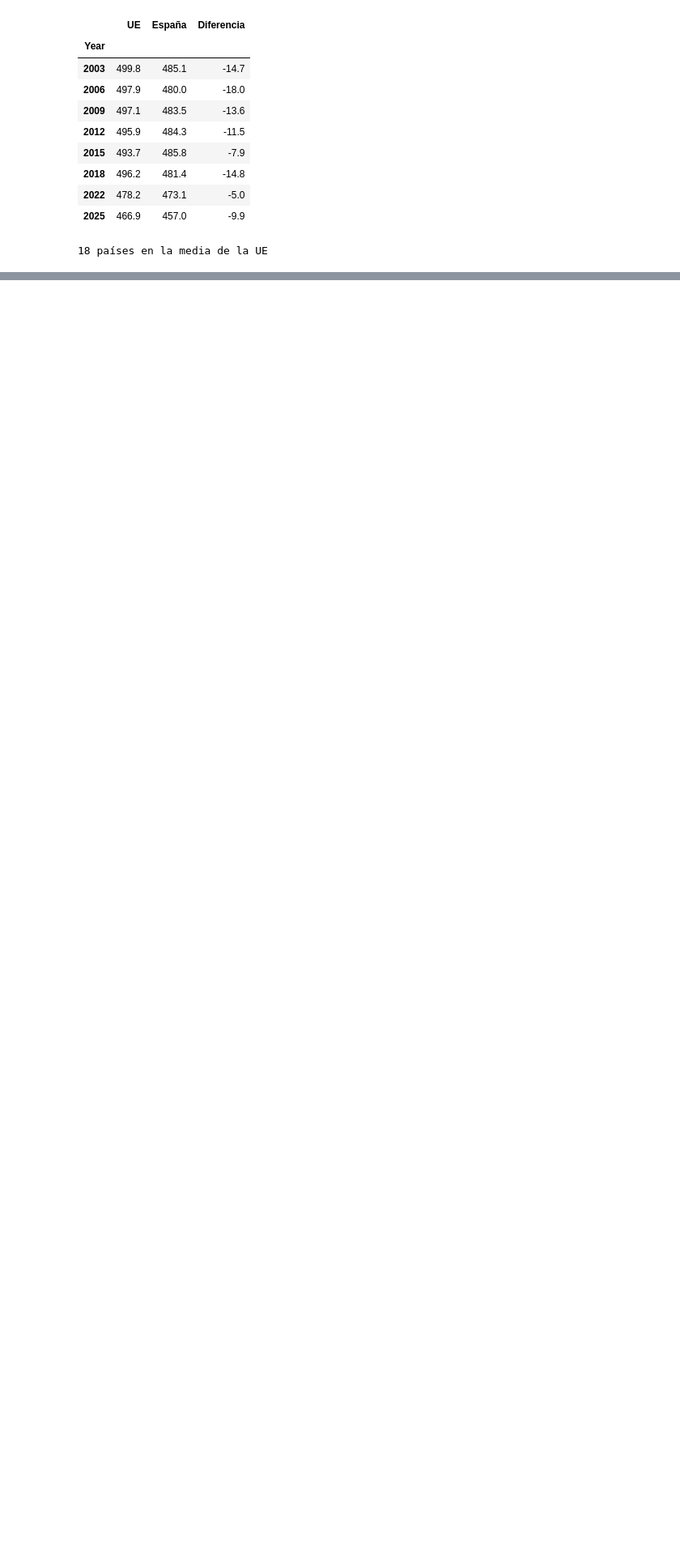
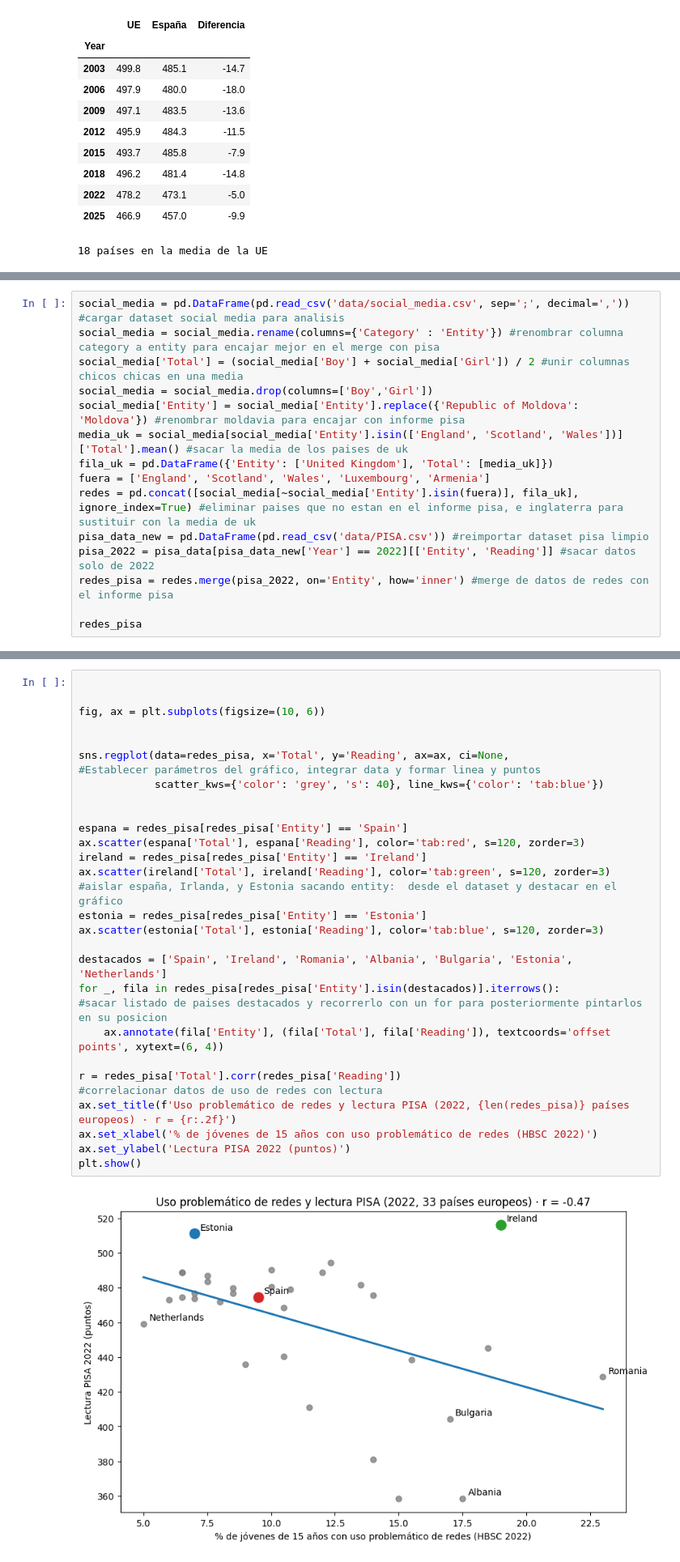
Before and after one commit to Avalverdep/2026-10-BILBAO-FT-Data-Science, a Jupyter notebook: 2-Data_Analysis/EDA/EDA_Andoni.ipynb, the cells around one changed output, grey strips where cells are left out. Shown at 81% size. Drawn from its saved outputs; the diff is of its cells as text; blank space fills up the shorter version.

```diff
--- a/2-Data_Analysis/EDA/EDA_Andoni.ipynb
+++ b/2-Data_Analysis/EDA/EDA_Andoni.ipynb
@@ -309,3 +296,18 @@ ax.legend()
 plt.show()
 # %% [output]
 [figure]
+# %%
+social_media = pd.DataFrame(pd.read_csv('data/social_media.csv', sep=';', decimal=',')) #cargar dataset social media para analisis
+social_media = social_media.rename(columns={'Category' : 'Entity'}) #renombrar columna category a entity para encajar mejor en el merge con pisa
+social_media['Total'] = (social_media['Boy'] + social_media['Girl']) / 2 #unir columnas chicos chicas en una media
+social_media = social_media.drop(columns=['Boy','Girl'])
+social_media['Entity'] = social_media['Entity'].replace({'Republic of Moldova': 'Moldova'}) #renombrar moldavia para encajar con informe pisa
+media_uk = social_media[social_media['Entity'].isin(['England', 'Scotland', 'Wales'])]['Total'].mean() #sacar la media de los paises de uk
+fila_uk = pd.DataFrame({'Entity': ['United Kingdom'], 'Total': [media_uk]})
+fuera = ['England', 'Scotland', 'Wales', 'Luxembourg', 'Armenia']
+redes = pd.concat([social_media[~social_media['Entity'].isin(fuera)], fila_uk], ignore_index=True) #eliminar paises que no estan en el informe pisa, e inglaterra para sustituir con la media de uk
+pisa_data_new = pd.DataFrame(pd.read_csv('data/PISA.csv')) #reimportar dataset pisa limpio
+pisa_2022 = pisa_data[pisa_data_new['Year'] == 2022][['Entity', 'Reading']] #sacar datos solo de 2022
+redes_pisa = redes.merge(pisa_2022, on='Entity', how='inner') #merge de datos de redes con el informe pisa
+
+redes_pisa
@@ -311,0 +332,28 @@ plt.show()
+# %%
+
+
+fig, ax = plt.subplots(figsize=(10, 6))
+
+
+sns.regplot(data=redes_pisa, x='Total', y='Reading', ax=ax, ci=None,             #Establecer parámetros del gráfico, integrar data y formar linea y puntos
+            scatter_kws={'color': 'grey', 's': 40}, line_kws={'color': 'tab:blue'})
+
+
+espana = redes_pisa[redes_pisa['Entity'] == 'Spain']
+ax.scatter(espana['Total'], espana['Reading'], color='tab:red', s=120, zorder=3)
+ireland = redes_pisa[redes_pisa['Entity'] == 'Ireland']
+ax.scatter(ireland['Total'], ireland['Reading'], color='tab:green', s=120, zorder=3)  #aislar españa, Irlanda, y Estonia sacando entity:  desde el dataset y destacar en el gráfico
+estonia = redes_pisa[redes_pisa['Entity'] == 'Estonia']
+ax.scatter(estonia['Total'], estonia['Reading'], color='tab:blue', s=120, zorder=3)
+
+destacados = ['Spain', 'Ireland', 'Romania', 'Albania', 'Bulgaria', 'Estonia', 'Netherlands']
+for _, fila in redes_pisa[redes_pisa['Entity'].isin(destacados)].iterrows():                                 #sacar listado de paises destacados y recorrerlo con un for para posteriormente pintarlos en su posicion
+    ax.annotate(fila['Entity'], (fila['Total'], fila['Reading']), textcoords='offset points', xytext=(6, 4))
+
+r = redes_pisa['Total'].corr(redes_pisa['Reading'])                                                                            #correlacionar datos de uso de redes con lectura
+ax.set_title(f'Uso problemático de redes y lectura PISA (2022, {len(redes_pisa)} países europeos) · r = {r:.2f}')
+ax.set_xlabel('% de jóvenes de 15 años con uso problemático de redes (HBSC 2022)')
+ax.set_ylabel('Lectura PISA 2022 (puntos)')
+plt.show()
+# %% [output]
+[figure, added]
```
Also changed, not shown: parts of 12 cells of this notebook, 5 other files.
